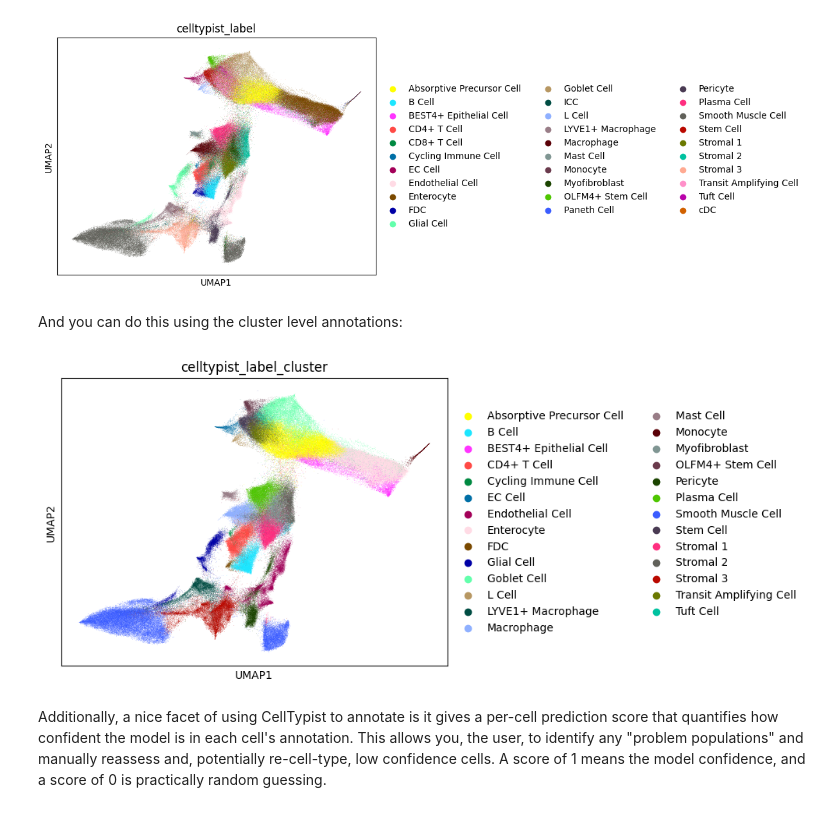
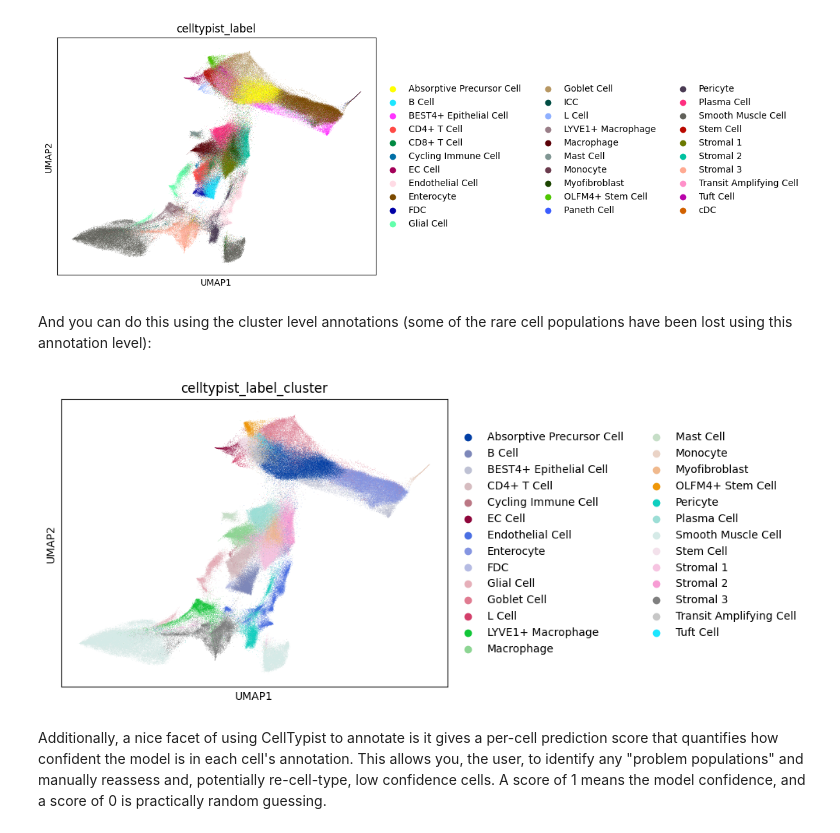
Before and after one commit to joadams1/spatial_celltypist, a Jupyter notebook: notebooks/Using Xenium CellTypist Model.ipynb, the cells around one changed output. Saved outputs shown, nothing was run; the diff lists cells and outputs as text; code cells hidden in the pictures.

```diff
--- a/notebooks/Using Xenium CellTypist Model.ipynb
+++ b/notebooks/Using Xenium CellTypist Model.ipynb
@@ -102,13 +102,11 @@ sc.pl.umap(ad, color = 'celltypist_label')
 # %% [output]
 [figure]
 # %% [markdown]
-And you can do this using the cluster level annotations:
+And you can do this using the cluster level annotations (some of the rare cell populations have been lost using this annotation level):
 # %%
-#to make sure the color scheme is consistent
-ad.uns['celltypist_label_cluster_colors'] = ad.uns['celltypist_label_colors']
 sc.pl.umap(ad, color = 'celltypist_label_cluster')
 # %% [output]
-[figure, old version]
+[figure, new version]
 # %% [markdown]
 Additionally, a nice facet of using CellTypist to annotate is it gives a per-cell prediction score that quantifies how confident the model is in each cell's annotation. This allows you, the user, to identify any "problem populations" and manually reassess and, potentially re-cell-type, low confidence cells. A score of 1 means the model confidence, and a score of 0 is practically random guessing.
 # %%
```
